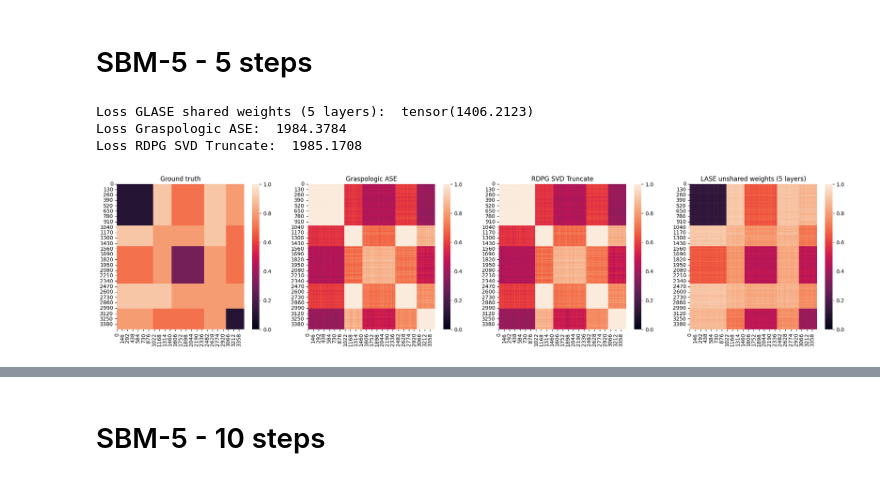
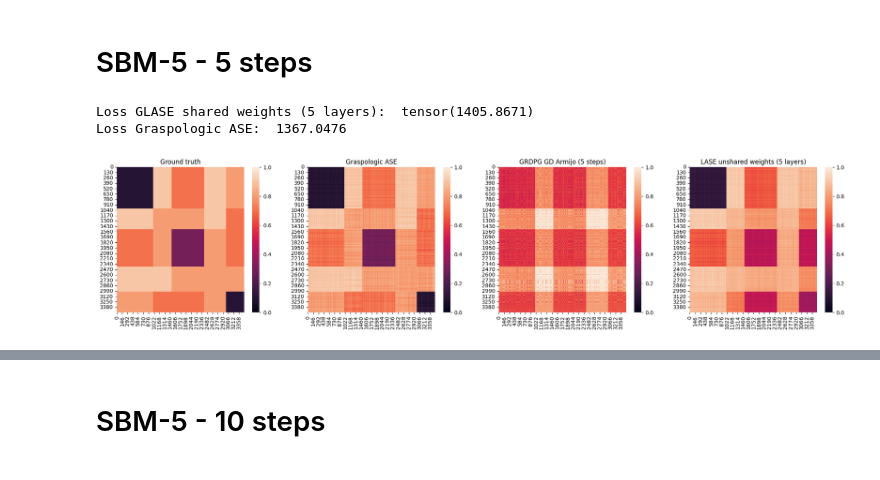
Before and after one commit to sofiperez91/LASE, a Jupyter notebook: notebooks/GLASE_section.ipynb, the cells around one changed output, grey strips where cells are left out. Saved outputs shown, nothing was run; the diff lists cells and outputs as text; code cells hidden in the pictures.

Commit message:
GLASE updates

```diff
--- a/notebooks/GLASE_section.ipynb
+++ b/notebooks/GLASE_section.ipynb
@@ -69,44 +69,46 @@ print(f"Loss GLASE shared weights ({gd_steps} layers): ", loss)
 x_glase = x_glase.to('cpu')
 
 # ## ASE EMBEDDINGS
 adj_matrix = to_dense_adj(edge_index.to('cpu')).squeeze(0).numpy()
 ase = AdjacencySpectralEmbed(n_components=d, diag_aug=True, algorithm='full')
 x_ase = ase.fit_transform(adj_matrix)
 x_ase = torch.from_numpy(x_ase)
-loss = np.linalg.norm((x_ase@x_ase.T - to_dense_adj(edge_index).squeeze(0).numpy())*to_dense_adj(mask).squeeze(0))
+loss = np.linalg.norm((x_ase@Q@x_ase.T - to_dense_adj(edge_index).squeeze(0).numpy())*to_dense_adj(mask).squeeze(0))
 print("Loss Graspologic ASE: ", loss)
+
+## GRPDG - GD
+x_grdpg, cost, k  = GRDPG_GD_Armijo(x, edge_index, Q, mask, max_iter = 5)
+x_grdpg = x_grdpg.detach()
 
 # x_gd, cost_gd, iter = RDPG_GD_Armijo(x, edge_index, mask)
 # x_gd = x_gd.to('cpu')
 # loss = torch.norm((x_gd@x_gd.T - to_dense_adj(edge_index).squeeze(0))*to_dense_adj(mask).squeeze(0))
 # print("Loss RDPG GD Armijo: ", loss)
 # print("Armijo iterations: ", iter)
 
-x_svd = embed_scipy(edge_index,d)
-loss = np.linalg.norm((x_svd@x_svd.T - to_dense_adj(edge_index).squeeze(0).numpy())*to_dense_adj(mask).squeeze(0))
-print("Loss RDPG SVD Truncate: ", loss)
+# x_svd = embed_scipy(edge_index,d)
+# loss = np.linalg.norm((x_svd@Q@x_svd.T - to_dense_adj(edge_index).squeeze(0).numpy())*to_dense_adj(mask).squeeze(0))
+# print("Loss RDPG SVD Truncate: ", loss)
 
 # x_cgd = coordinate_descent(edge_index, mask, d)
 # loss = np.linalg.norm((x_cgd@x_cgd.T - to_dense_adj(edge_index).squeeze(0).numpy())*to_dense_adj(mask).squeeze(0))
 # print("Loss Coordinate Gradient Descent: ", loss)
 
-
 fig, axes = plt.subplots(1, 4, figsize =(25,5))
 axes[0].set_title('Ground truth')
 sns.heatmap(A, ax=axes[0], vmin=0.0, vmax=1.0, cbar=True)
 axes[1].set_title('Graspologic ASE')
-sns.heatmap(x_ase@x_ase.T, ax=axes[1], vmin=0.0, vmax=1.0, cbar=True)
-axes[2].set_title('RDPG SVD Truncate')
-sns.heatmap(x_svd@x_svd.T, ax=axes[2], vmin=0.0, vmax=1.0, cbar=True)
+sns.heatmap(x_ase@Q@x_ase.T, ax=axes[1], vmin=0.0, vmax=1.0, cbar=True)
+# axes[1].set_title('RDPG SVD Truncate')
+# sns.heatmap(x_svd@Q@x_svd.T, ax=axes[1], vmin=0.0, vmax=1.0, cbar=True)
 # # axes[1].set_title(f'Coordinate Gradient Descent')
 # # sns.heatmap(x_cgd@x_cgd.T, ax=axes[1], vmin=0.0, vmax=1.0, cbar=True)
-# # axes[2].set_title('RDPG GD Armijo (random input)')
-# # sns.heatmap(x_gd@x_gd.T, ax=axes[2], vmin=0.0, vmax=1.0, cbar=True)
+axes[2].set_title('GRDPG GD Armijo (5 steps)')
+sns.heatmap(x_grdpg@Q@x_grdpg.T, ax=axes[2], vmin=0.0, vmax=1.0, cbar=True)
 axes[3].set_title(f'LASE unshared weights ({gd_steps} layers)')
 sns.heatmap(x_glase@Q@x_glase.T, ax=axes[3], vmin=0.0, vmax=1.0, cbar=True)
 plt.show()
 # %% [output]
-Loss GLASE shared weights (5 layers):  tensor(1406.2123)
-Loss Graspologic ASE:  1984.3784
-Loss RDPG SVD Truncate:  1985.1708
+Loss GLASE shared weights (5 layers):  tensor(1405.8671)
+Loss Graspologic ASE:  1367.0476
-[figure, old version]
+[figure, new version]
```
Also changed, not shown: parts of 6 cells of this notebook, 24 other files.
